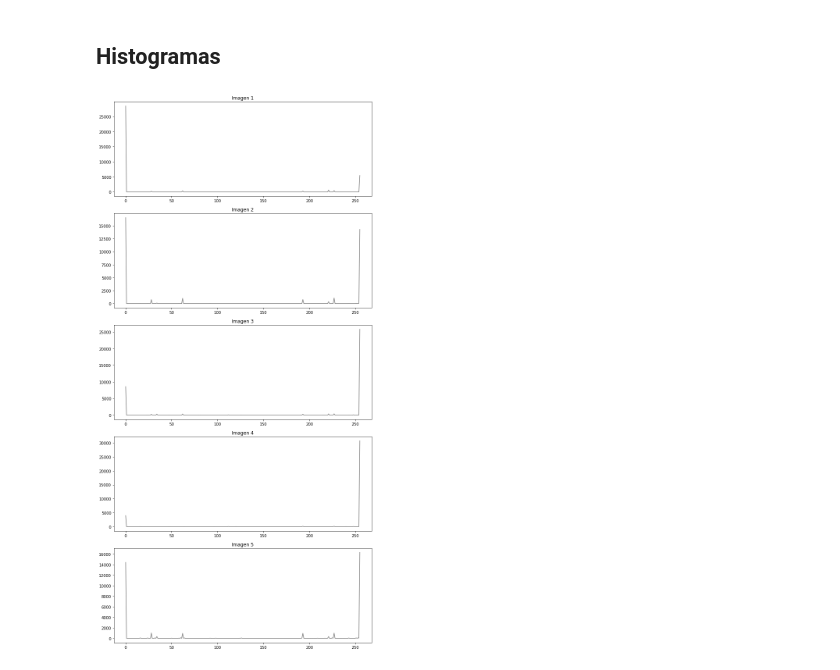
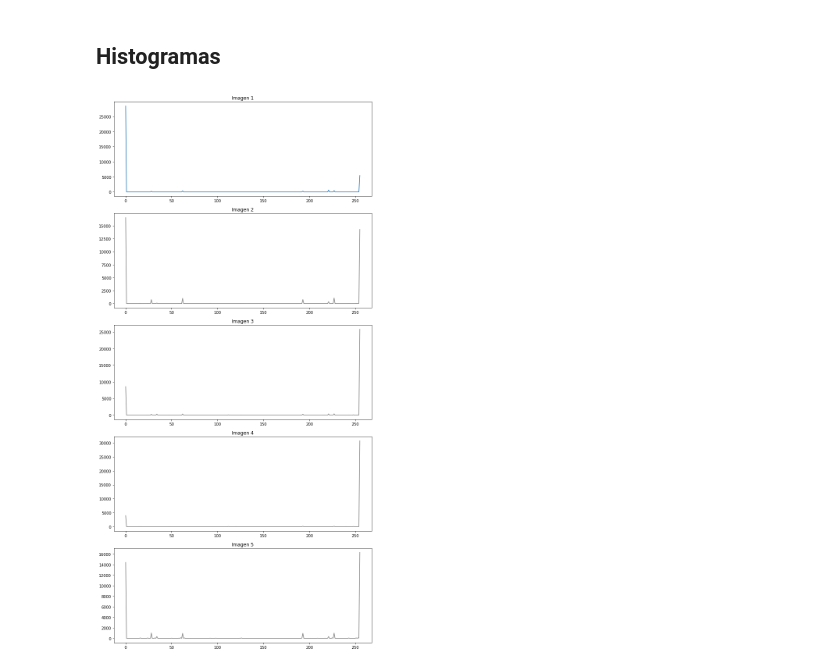
Before and after one commit to Minombreesana/vision_por_computadora_I, a Jupyter notebook: TP_4 LBP.ipynb, the cells around one changed output. Saved outputs shown, nothing was run; the diff lists cells and outputs as text; code cells hidden in the pictures.

Commit message:
cambié color de hist

```diff
--- a/TP_4 LBP.ipynb
+++ b/TP_4 LBP.ipynb
@@ -188,21 +188,21 @@ plt.imshow(img_lbp5)
 # %%
 fig, (ax1,ax2,ax3,ax4,ax5) = plt.subplots(5, figsize=(10,20))
 
-ax1.plot(hist_lbp, color='gray')
+ax1.plot(hist_lbp)
 ax1.set_title('Imagen 1')
 
 ax2.plot(hist_lbp2, color='gray')
 ax2.set_title('Imagen 2')
 
 ax3.plot(hist_lbp3, color='gray')
 ax3.set_title('Imagen 3')
 
 ax4.plot(hist_lbp4, color='gray')
 ax4.set_title('Imagen 4')
 
 ax5.plot(hist_lbp5, color='gray')
 ax5.set_title('Imagen 5')
 
 fig.tight_layout()
 # %% [output]
-[figure, old version]
+[figure, new version]
```
